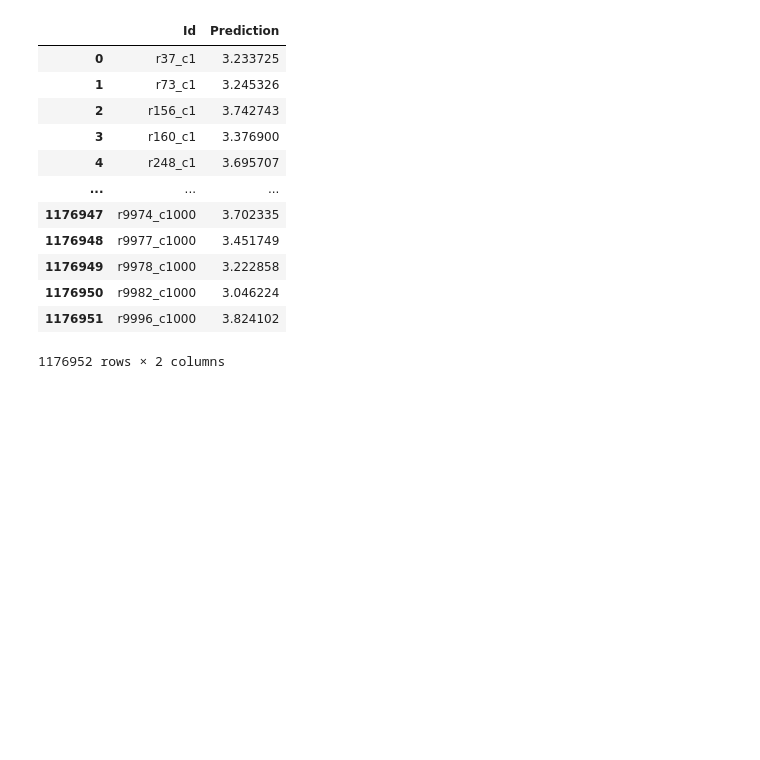
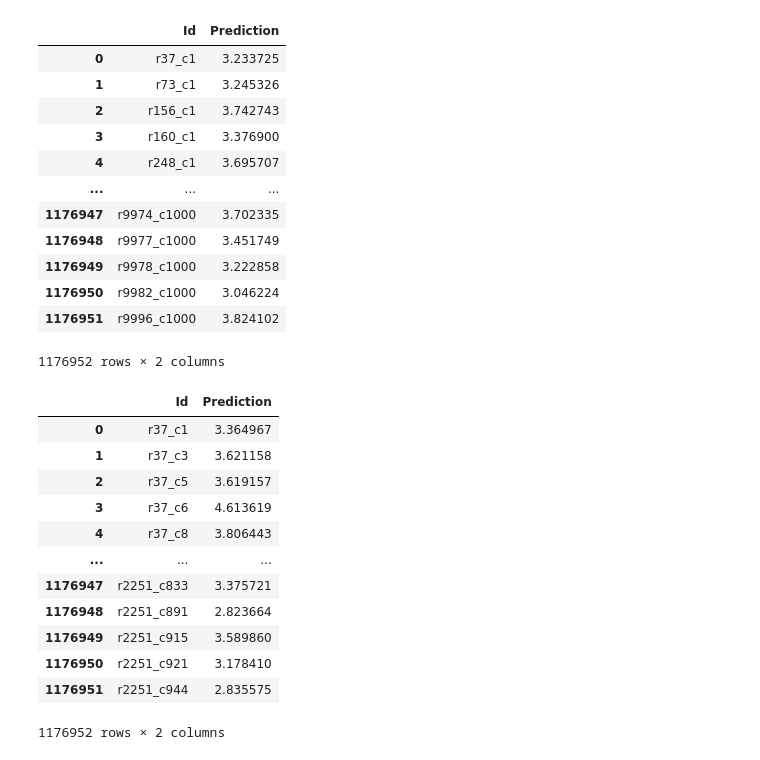
Before and after one commit to B1T0/CILProject22, a Jupyter notebook: notebooks/predict.ipynb, the cells around one changed output. Cells and saved outputs as stored; diff of their text form; code cells hidden in the pictures; blank space fills up the shorter version.

```diff
--- a/notebooks/predict.ipynb
+++ b/notebooks/predict.ipynb
@@ -87,0 +104,18 @@ df3
+# %%
+p='/home/jimmy/CILProject22/reports/logs/20220731-002724_svdpp_20/submission_graphattention_avg.csv'
+# %%
+pd.read_csv(p)
+# %% [output]
+|  | Id | Prediction |
+| 0 | r37_c1 | 3.364967 |
+| 1 | r37_c3 | 3.621158 |
+| 2 | r37_c5 | 3.619157 |
+| 3 | r37_c6 | 4.613619 |
+| 4 | r37_c8 | 3.806443 |
+| ... | ... | ... |
+| 1176947 | r2251_c833 | 3.375721 |
+| 1176948 | r2251_c891 | 2.823664 |
+| 1176949 | r2251_c915 | 3.589860 |
+| 1176950 | r2251_c921 | 3.178410 |
+| 1176951 | r2251_c944 | 2.835575 |
+1176952 rows × 2 columns
```
Also changed, not shown: parts of 2 cells of this notebook, 42 other files.
